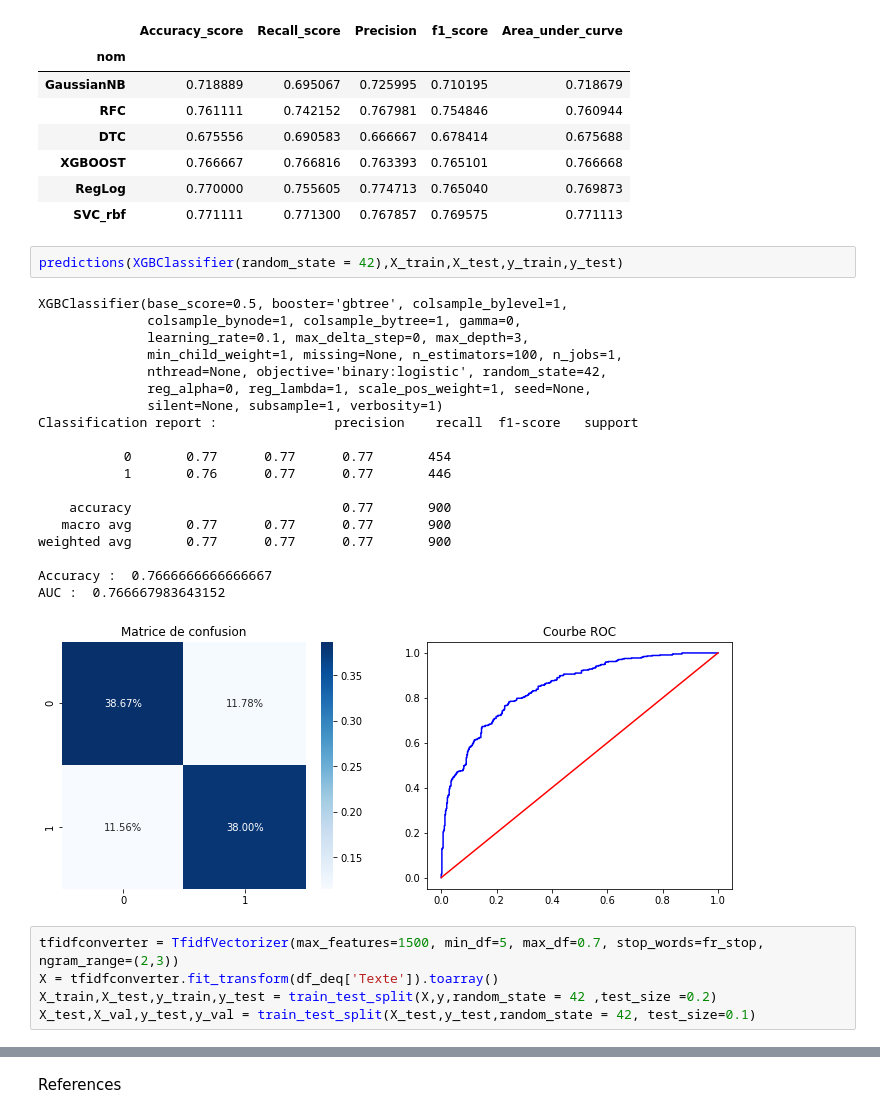
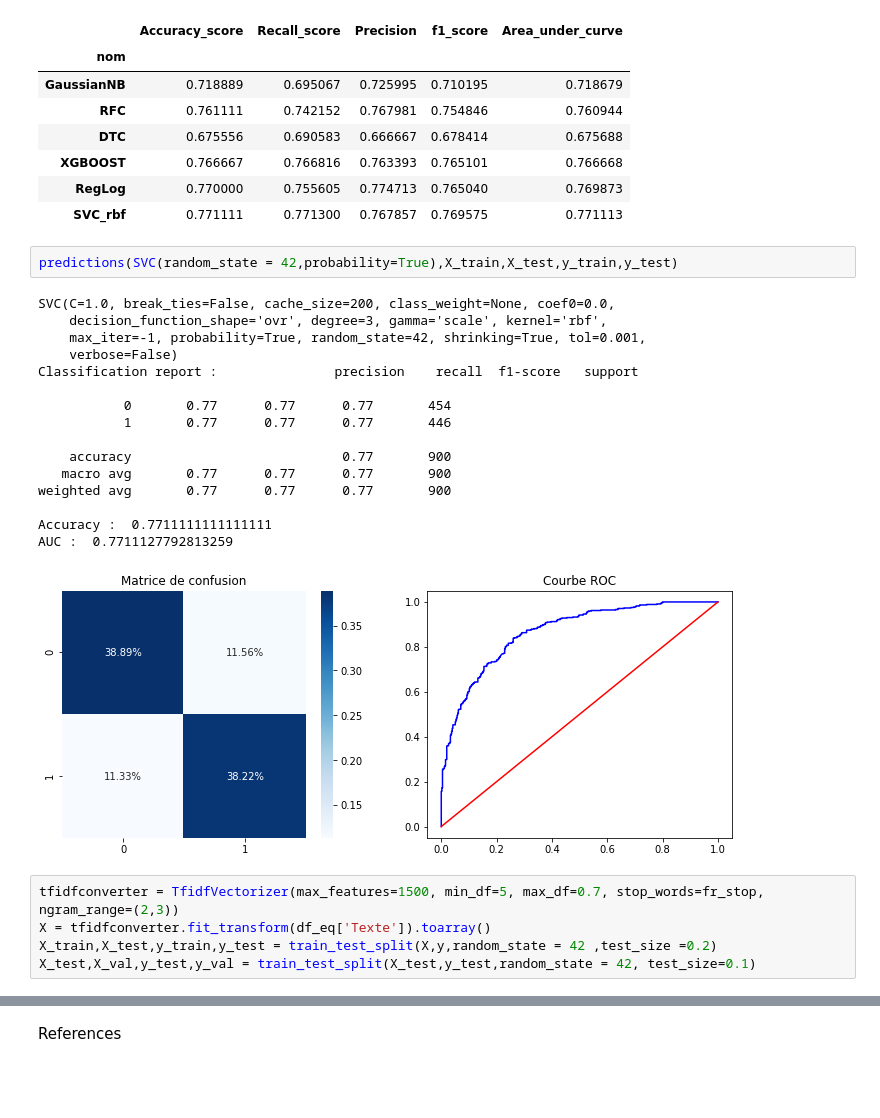
Before and after one commit to cerezamo/NLP_brouillon, a Jupyter notebook: Partie_1.ipynb, the cells around one changed output, grey strips where cells are left out. Cells and saved outputs as stored; diff of their text form; blank space fills up the shorter version.

```diff
--- a/Partie_1.ipynb
+++ b/Partie_1.ipynb
@@ -1103,30 +1103,27 @@ modeldf.set_index(['nom'])
 | RegLog | 0.770000 | 0.755605 | 0.774713 | 0.765040 | 0.769873 |
 | SVC_rbf | 0.771111 | 0.771300 | 0.767857 | 0.769575 | 0.771113 |
 # %%
-predictions(XGBClassifier(random_state = 42),X_train,X_test,y_train,y_test)
+predictions(SVC(random_state = 42,probability=True),X_train,X_test,y_train,y_test)
 # %% [output]
-XGBClassifier(base_score=0.5, booster='gbtree', colsample_bylevel=1,
-              colsample_bynode=1, colsample_bytree=1, gamma=0,
-              learning_rate=0.1, max_delta_step=0, max_depth=3,
-              min_child_weight=1, missing=None, n_estimators=100, n_jobs=1,
-              nthread=None, objective='binary:logistic', random_state=42,
-              reg_alpha=0, reg_lambda=1, scale_pos_weight=1, seed=None,
-              silent=None, subsample=1, verbosity=1)
+SVC(C=1.0, break_ties=False, cache_size=200, class_weight=None, coef0=0.0,
+    decision_function_shape='ovr', degree=3, gamma='scale', kernel='rbf',
+    max_iter=-1, probability=True, random_state=42, shrinking=True, tol=0.001,
+    verbose=False)
 Classification report :               precision    recall  f1-score   support
 
            0       0.77      0.77      0.77       454
-           1       0.76      0.77      0.77       446
+           1       0.77      0.77      0.77       446
 
     accuracy                           0.77       900
    macro avg       0.77      0.77      0.77       900
 weighted avg       0.77      0.77      0.77       900
 
-Accuracy :  0.7666666666666667
-AUC :  0.766667983643152
+Accuracy :  0.7711111111111111
+AUC :  0.7711127792813259
-[figure, old version]
+[figure, new version]
 # %%
 tfidfconverter = TfidfVectorizer(max_features=1500, min_df=5, max_df=0.7, stop_words=fr_stop, ngram_range=(2,3))
-X = tfidfconverter.fit_transform(df_deq['Texte']).toarray()
+X = tfidfconverter.fit_transform(df_eq['Texte']).toarray()
 X_train,X_test,y_train,y_test = train_test_split(X,y,random_state = 42 ,test_size =0.2)
 X_test,X_val,y_test,y_val = train_test_split(X_test,y_test,random_state = 42, test_size=0.1)
 # %%
```
Also changed, not shown: parts of 13 cells of this notebook.
